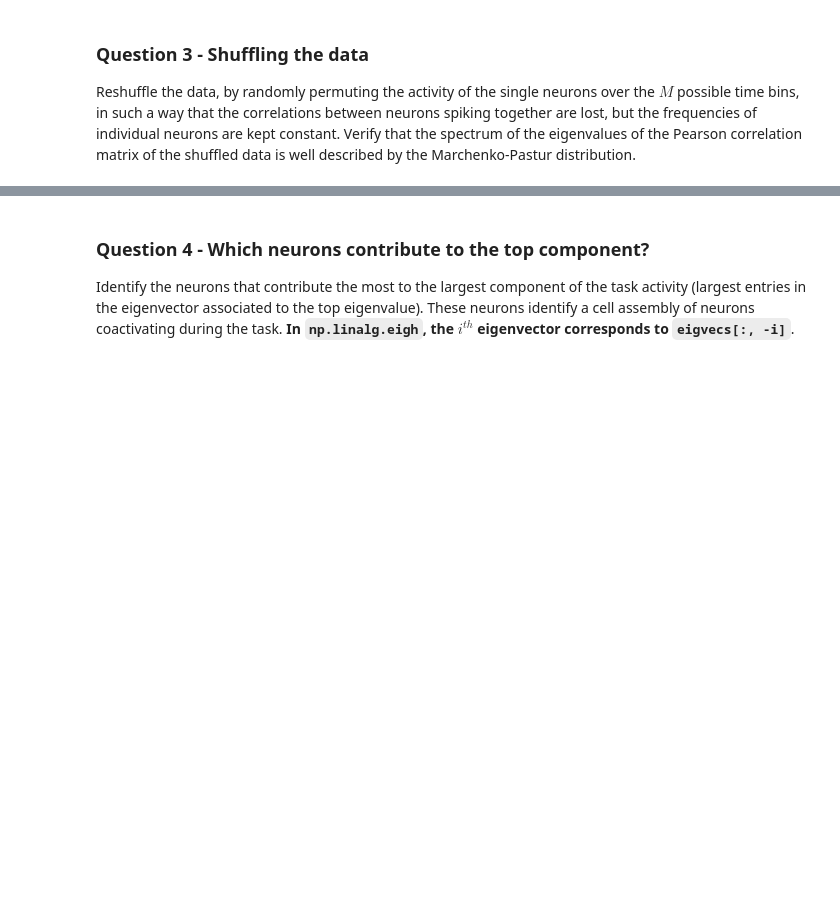
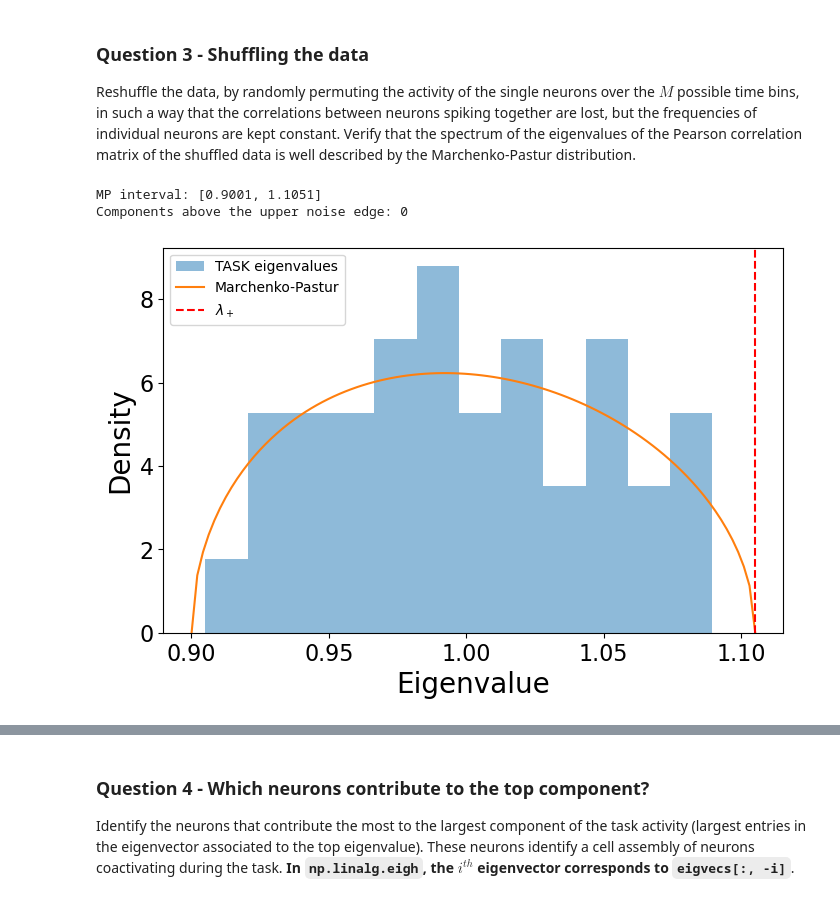
Before and after one commit to Marshhall/Sleep_Neural_Replay, a Jupyter notebook: main.ipynb, the cells around one changed output, grey strips where cells are left out. Saved outputs shown, nothing was run; the diff lists cells and outputs as text; code cells hidden in the pictures; blank space fills up the shorter version.

```diff
--- a/main.ipynb
+++ b/main.ipynb
@@ -135,3 +321,47 @@ Reshuffle the data, by randomly permuting the activity of the single neurons ove
 bins, in such a way that the correlations between neurons spiking together are lost, but the frequencies of
 individual neurons are kept constant. Verify that the spectrum of the eigenvalues of the Pearson correlation
 matrix of the shuffled data is well described by the Marchenko-Pastur distribution.
+# %%
+rng = np.random.default_rng(42)
+S_shuffled = S_task.copy()
+
+# shuffle each neuron's column independently
+for i in range(S_shuffled.shape[1]):
+    rng.shuffle(S_shuffled[:, i])
+
+# standarize each neuron across time bins
+p = S_shuffled.mean(axis=0)
+sigma = S_shuffled.std(axis=0, ddof=1)
+
+Y_shuffled = (S_shuffled - p) / sigma
+
+C_shuffled = Y_shuffled.T @ Y_shuffled / (M - 1)
+evals_C_shuffled, evecs_C_shuffled = np.linalg.eigh(C_shuffled)
+
+r = L / M
+lp, lm = (1 + np.sqrt(r))**2, (1 - np.sqrt(r))**2
+
+def MP(x):
+    return np.sqrt(np.maximum((lp - x) * (x - lm), 0)) / (
+        2 * np.pi * r * x
+    )
+
+xs = np.linspace(lm, lp, 100)
+
+n_signal = np.sum(evals_C_shuffled > lp)
+print(f"MP interval: [{lm:.4f}, {lp:.4f}]")
+print(f"Components above the upper noise edge: {n_signal}")
+
+fig, ax = plt.subplots(figsize=(8, 5))
+ax.hist(evals_C_shuffled, bins=12, density=True, alpha=0.5,
+        label="TASK eigenvalues")
+ax.plot(xs, MP(xs), label="Marchenko-Pastur")
+ax.axvline(lp, color="red", linestyle="--", label=r"$\lambda_+$")
+ax.set_xlabel("Eigenvalue")
+ax.set_ylabel("Density")
+ax.legend()
+plt.show()
+# %% [output]
+MP interval: [0.9001, 1.1051]
+Components above the upper noise edge: 0
+[figure, added]
```
Also changed, not shown: parts of 12 cells of this notebook.
